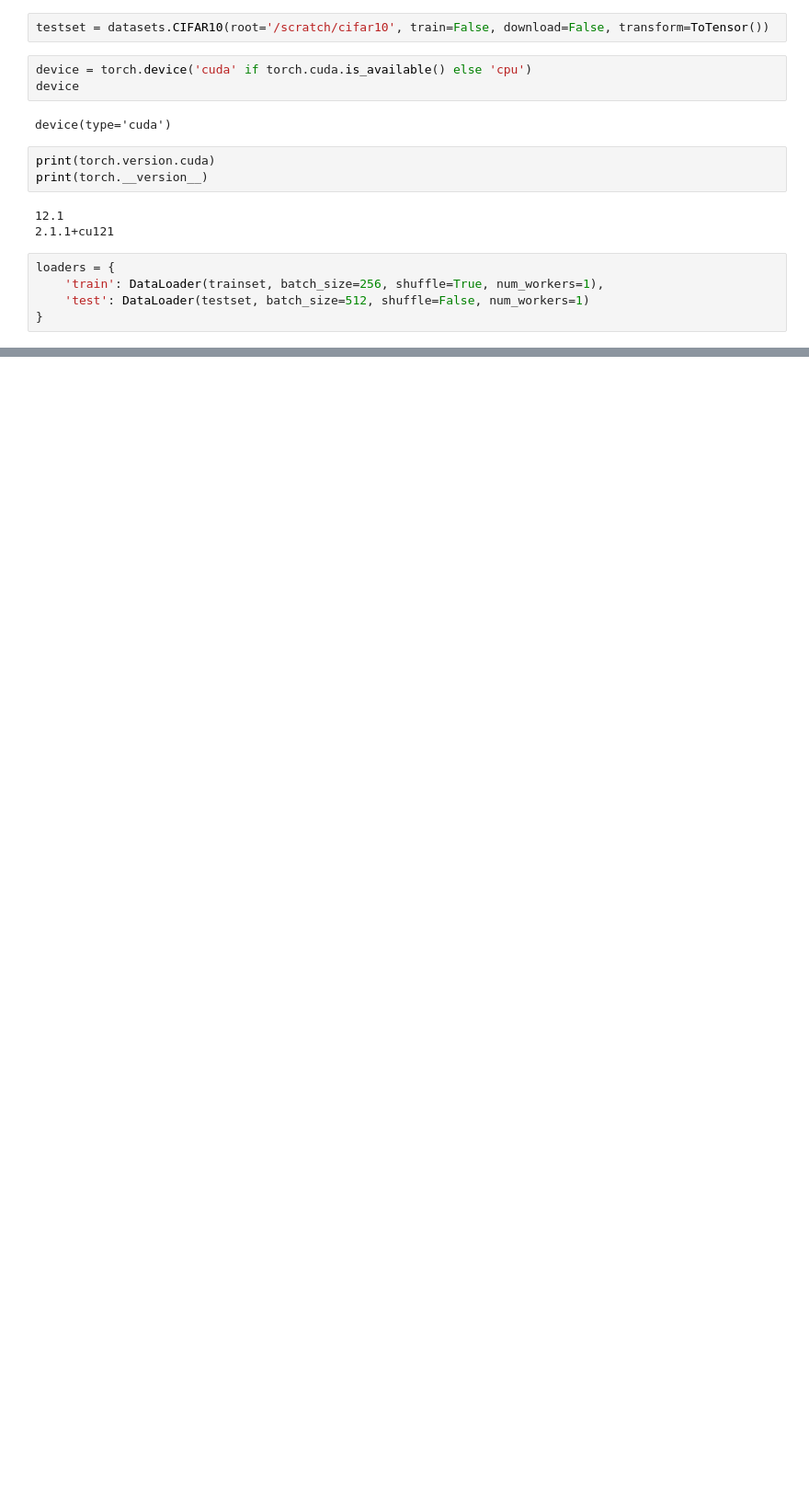
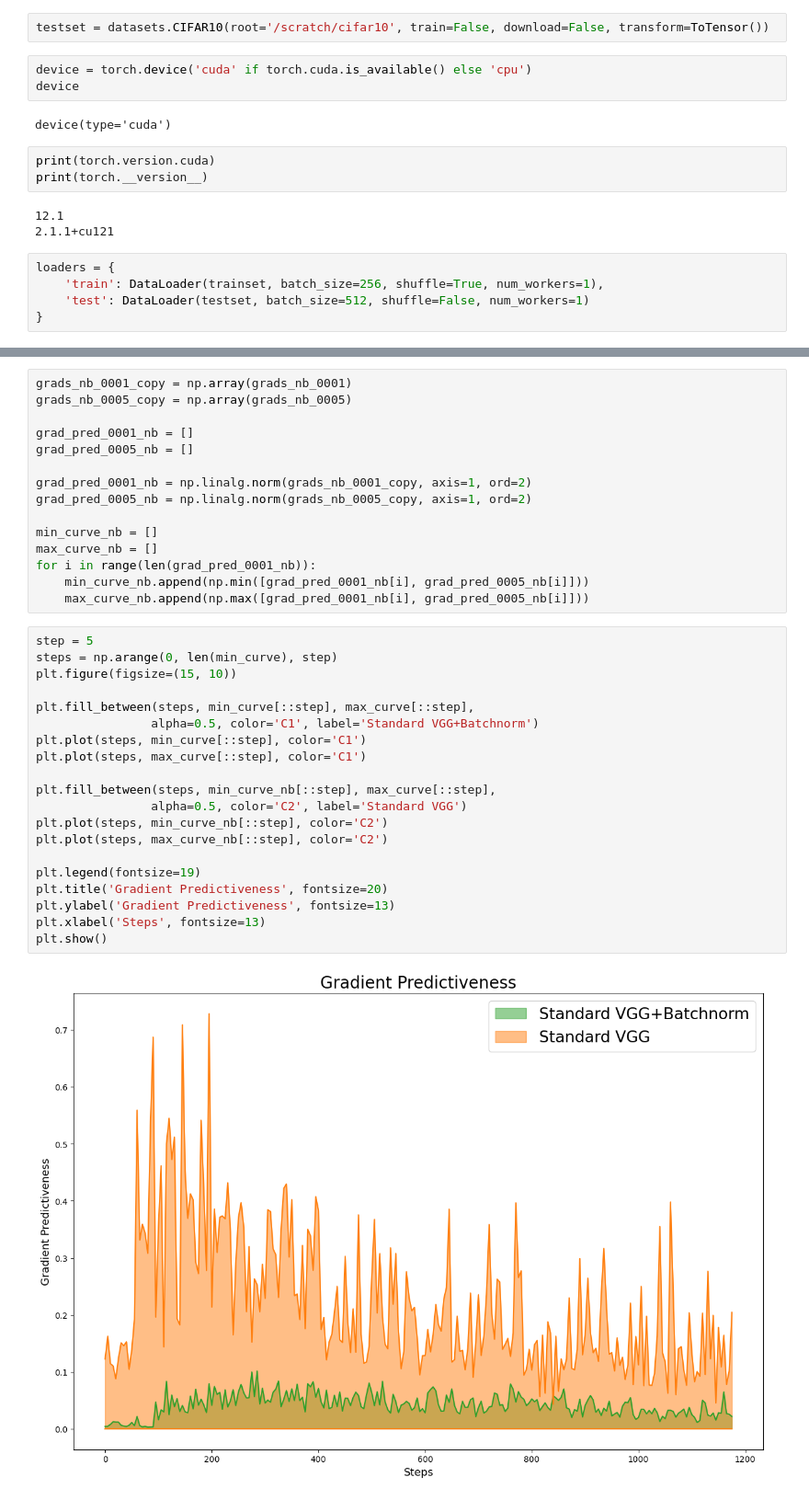
Before and after one commit to sanikadamn/Does-batchnorm-reduce-ICS-, a Jupyter notebook: experiment3.ipynb, the cells around one changed output, grey strips where cells are left out. Shown at 92% size. Drawn from its saved outputs; the diff is of its cells as text; blank space fills up the shorter version.

```diff
--- a/experiment3.ipynb
+++ b/experiment3.ipynb
@@ -220,0 +242,37 @@ Epoch: 50, Loss: 0.0601, Accuracy: 98.02%
+# %%
+grads_nb_0001_copy = np.array(grads_nb_0001)
+grads_nb_0005_copy = np.array(grads_nb_0005)
+
+grad_pred_0001_nb = []
+grad_pred_0005_nb = []
+
+grad_pred_0001_nb = np.linalg.norm(grads_nb_0001_copy, axis=1, ord=2)
+grad_pred_0005_nb = np.linalg.norm(grads_nb_0005_copy, axis=1, ord=2)
+
+min_curve_nb = []
+max_curve_nb = []
+for i in range(len(grad_pred_0001_nb)):
+    min_curve_nb.append(np.min([grad_pred_0001_nb[i], grad_pred_0005_nb[i]]))
+    max_curve_nb.append(np.max([grad_pred_0001_nb[i], grad_pred_0005_nb[i]]))
+# %%
+step = 5
+steps = np.arange(0, len(min_curve), step)
+plt.figure(figsize=(15, 10))
+
+plt.fill_between(steps, min_curve[::step], max_curve[::step],
+                alpha=0.5, color='C1', label='Standard VGG+Batchnorm')
+plt.plot(steps, min_curve[::step], color='C1')
+plt.plot(steps, max_curve[::step], color='C1')
+
+plt.fill_between(steps, min_curve_nb[::step], max_curve[::step],
+                alpha=0.5, color='C2', label='Standard VGG')
+plt.plot(steps, min_curve_nb[::step], color='C2')
+plt.plot(steps, max_curve_nb[::step], color='C2')
+
+plt.legend(fontsize=19)
+plt.title('Gradient Predictiveness', fontsize=20)
+plt.ylabel('Gradient Predictiveness', fontsize=13)
+plt.xlabel('Steps', fontsize=13)
+plt.show()
+# %% [output]
+[figure, added]
```
Also changed, not shown: parts of 7 cells of this notebook.
